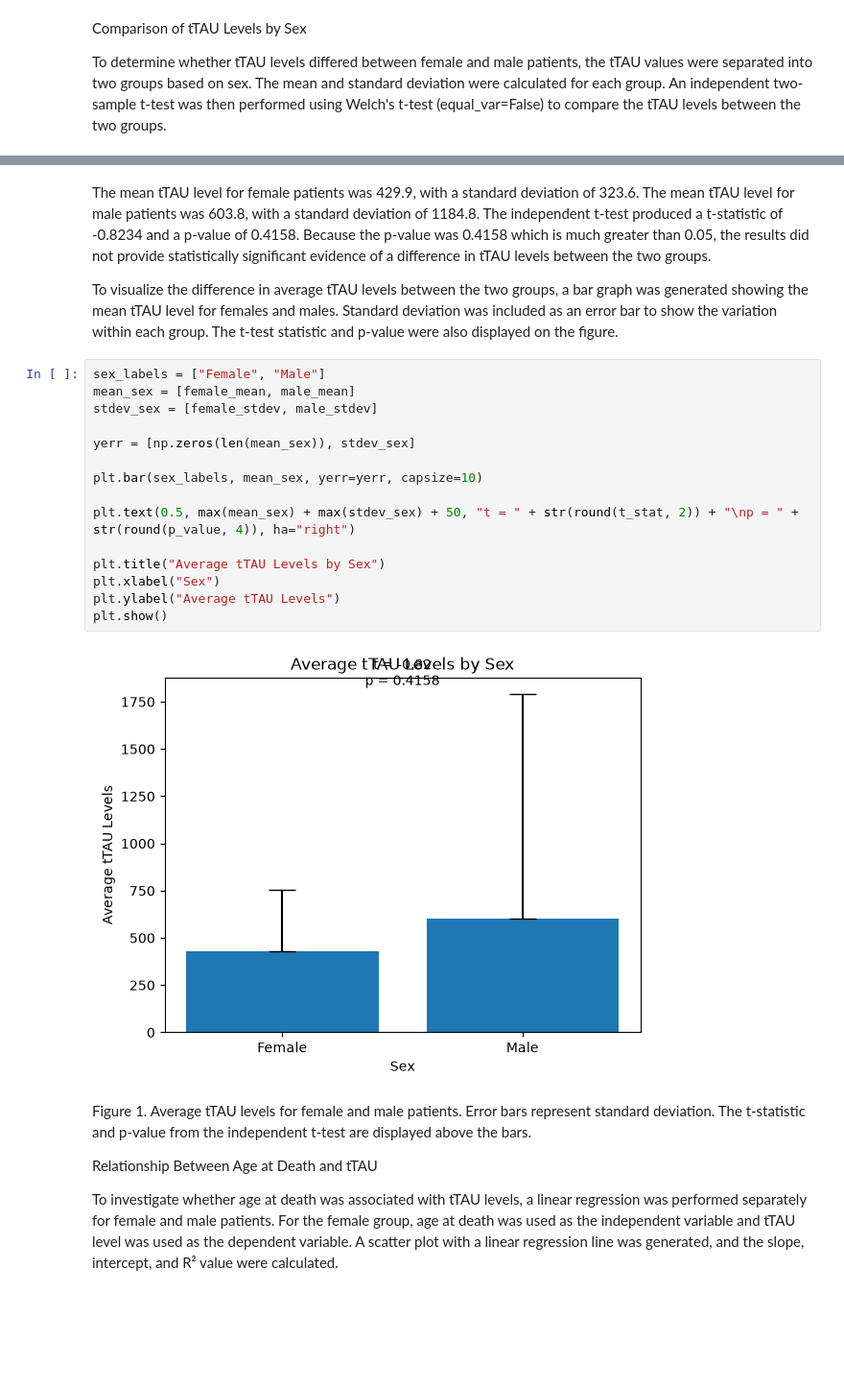
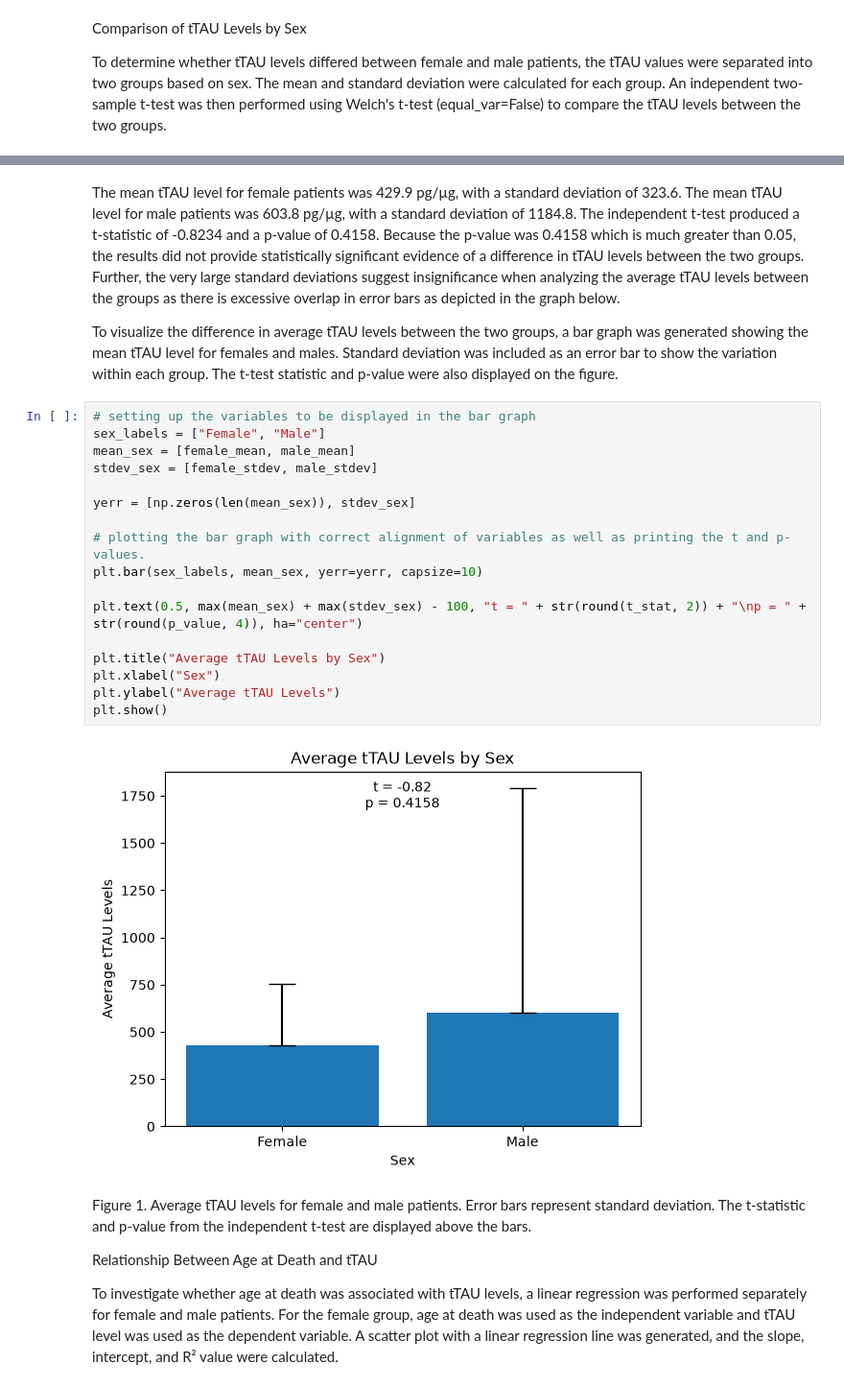
Before and after one commit to kabelev18/Fung5_Module1, a Jupyter notebook: Module 1 Template.ipynb, the cells around one changed output, grey strips where cells are left out. Shown at 96% size. Cells and saved outputs as stored; diff of their text form; blank space fills up the shorter version.

```diff
--- a/Module 1 Template.ipynb
+++ b/Module 1 Template.ipynb
@@ -150,26 +156,28 @@ T-test results:
 t-statistic =  -0.8233951203344513
 p-value = 0.4158413104899788
 # %% [markdown]
-The mean tTAU level for female patients was 429.9, with a standard deviation of 323.6. The mean tTAU level for male patients was 603.8, with a standard deviation of 1184.8. The independent t-test produced a t-statistic of -0.8234 and a p-value of 0.4158. Because the p-value was 0.4158 which is much greater than 0.05, the results did not provide statistically significant evidence of a difference in tTAU levels between the two groups.
+The mean tTAU level for female patients was 429.9 pg/µg, with a standard deviation of 323.6. The mean tTAU level for male patients was 603.8 pg/µg, with a standard deviation of 1184.8. The independent t-test produced a t-statistic of -0.8234 and a p-value of 0.4158. Because the p-value was 0.4158 which is much greater than 0.05, the results did not provide statistically significant evidence of a difference in tTAU levels between the two groups. Further, the very large standard deviations suggest insignificance when analyzing the average tTAU levels between the groups as there is excessive overlap in error bars as depicted in the graph below.
 
 To visualize the difference in average tTAU levels between the two groups, a bar graph was generated showing the mean tTAU level for females and males. Standard deviation was included as an error bar to show the variation within each group. The t-test statistic and p-value were also displayed on the figure.
 # %%
+# setting up the variables to be displayed in the bar graph
 sex_labels = ["Female", "Male"]
 mean_sex = [female_mean, male_mean]
 stdev_sex = [female_stdev, male_stdev]
 
 yerr = [np.zeros(len(mean_sex)), stdev_sex]
 
+# plotting the bar graph with correct alignment of variables as well as printing the t and p-values.
 plt.bar(sex_labels, mean_sex, yerr=yerr, capsize=10)
 
-plt.text(0.5, max(mean_sex) + max(stdev_sex) + 50, "t = " + str(round(t_stat, 2)) + "\np = " + str(round(p_value, 4)), ha="right")
+plt.text(0.5, max(mean_sex) + max(stdev_sex) - 100, "t = " + str(round(t_stat, 2)) + "\np = " + str(round(p_value, 4)), ha="center")
 
 plt.title("Average tTAU Levels by Sex")
 plt.xlabel("Sex")
 plt.ylabel("Average tTAU Levels")
 plt.show()
 # %% [output]
-[figure, old version]
+[figure, new version]
 # %% [markdown]
 Figure 1. Average tTAU levels for female and male patients. Error bars represent standard deviation. The t-statistic and p-value from the independent t-test are displayed above the bars.
 
```
Also changed, not shown: parts of 18 cells of this notebook.
